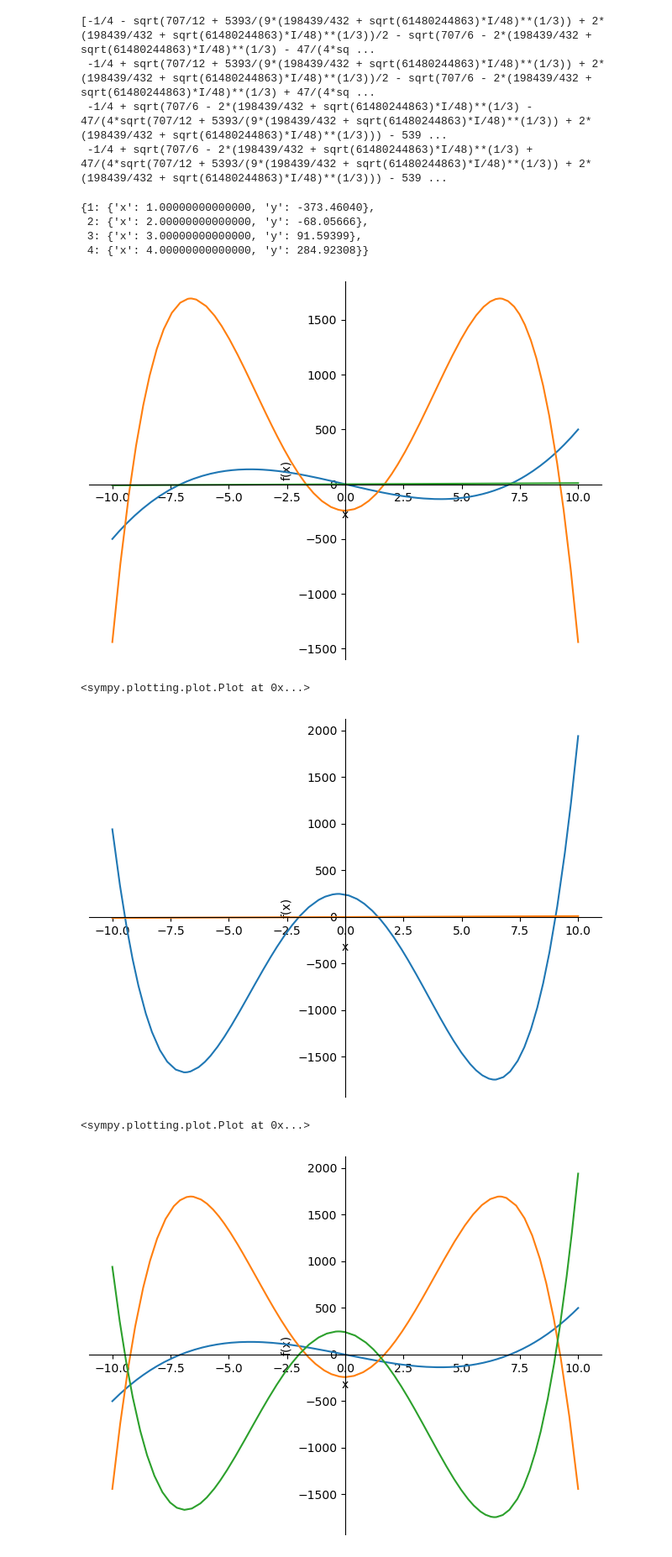
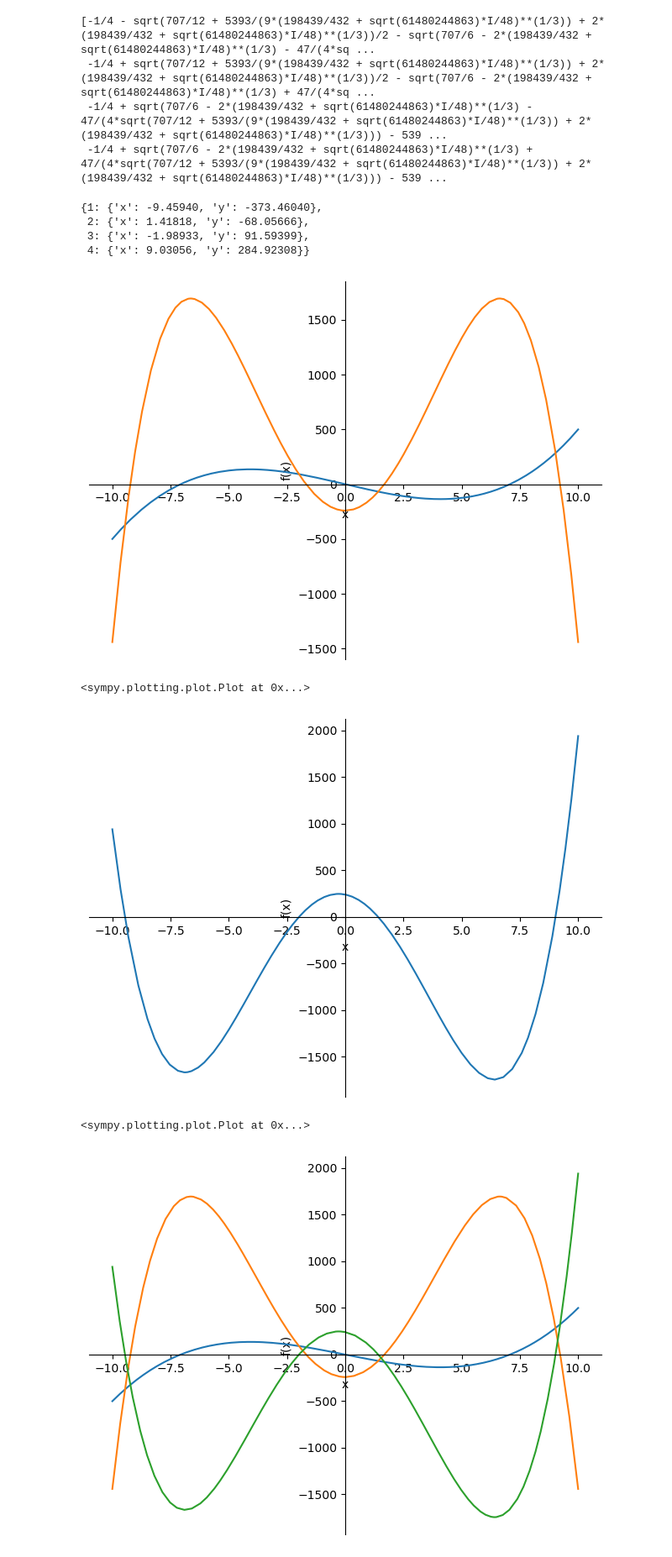
Before and after one commit to astafyevnu/Py_seminars, a Jupyter notebook: seminar11/hw/pyproj1.ipynb, the cells around one changed output. Shown: that part at 84% size. Cells and saved outputs as stored; diff of their text form; code cells hidden in the pictures.

```diff
--- a/seminar11/hw/pyproj1.ipynb
+++ b/seminar11/hw/pyproj1.ipynb
@@ -20,20 +20,20 @@ for i in rts:
     k+=1
 # %%
-_
+dict_
 # %% [output]
-{1: {'x': 1.00000000000000, 'y': -373.46040},
- 2: {'x': 2.00000000000000, 'y': -68.05666},
- 3: {'x': 3.00000000000000, 'y': 91.59399},
- 4: {'x': 4.00000000000000, 'y': 284.92308}}
+{1: {'x': -9.45940, 'y': -373.46040},
+ 2: {'x': 1.41818, 'y': -68.05666},
+ 3: {'x': -1.98933, 'y': 91.59399},
+ 4: {'x': 9.03056, 'y': 284.92308}}
 # %%
-plot(fx, gx, x)
+plot(fx, gx)
 # %% [output]
-[figure, old version]
+[figure, new version]
 <sympy.plotting.plot.Plot at 0x...>
 # %%
-plot(fgx, x)
+plot(fgx)
 # %% [output]
-[figure, old version]
+[figure, new version]
 <sympy.plotting.plot.Plot at 0x...>
 # %%
 g = plot(fx, gx, fgx, show=false)
```
Also changed, not shown: parts of 1 cell of this notebook.
